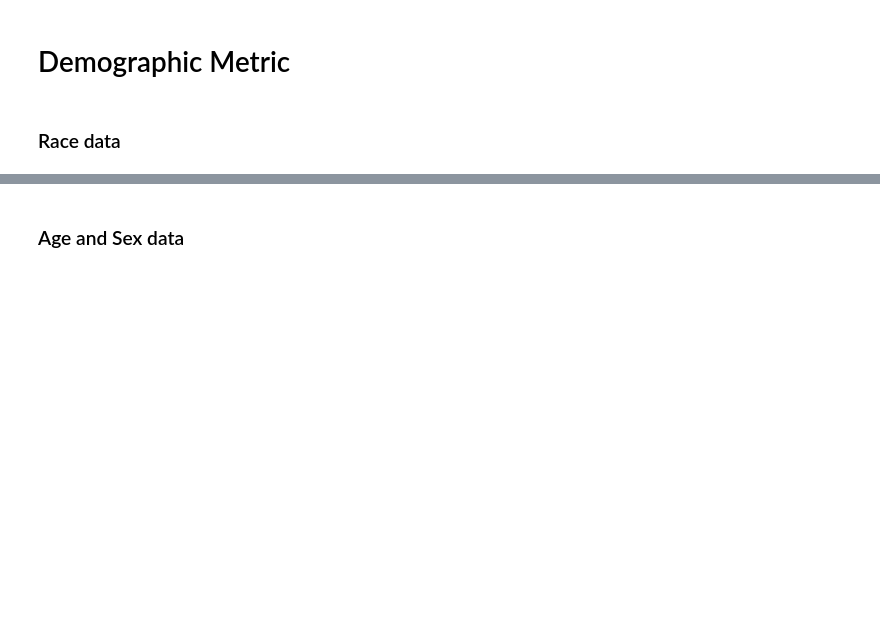
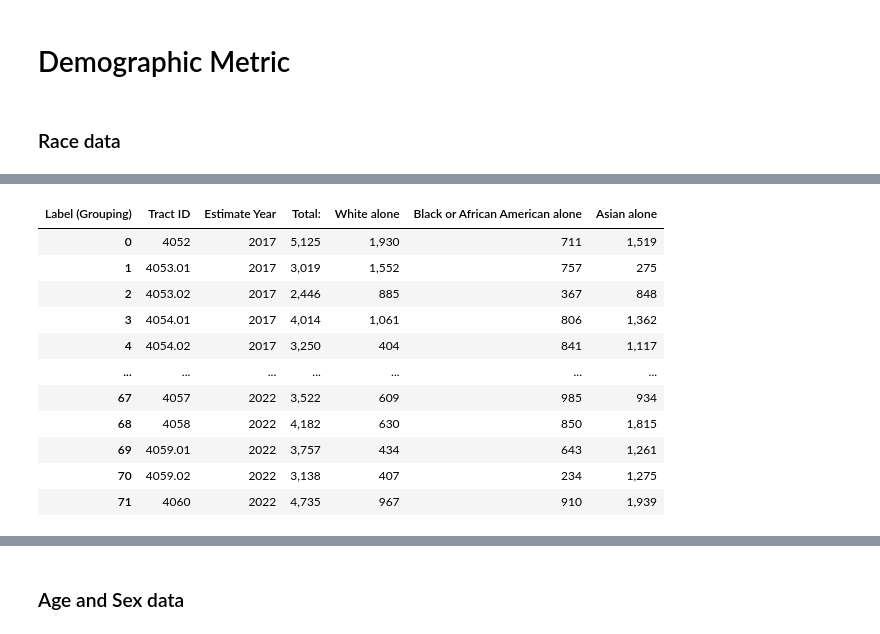
Before and after one commit to kareem-weaver/AUC_Mastercard_Challenge_Quant, a Jupyter notebook: src/Model.ipynb, the cells around one changed output, grey strips where cells are left out. Cells and saved outputs as stored; diff of their text form; code cells hidden in the pictures; blank space fills up the shorter version.

```diff
--- a/src/Model.ipynb
+++ b/src/Model.ipynb
@@ -104,0 +13,88 @@ merged_race_df.head(10)
+# %%
+directory_path = r"C:\Users\jabba\Desktop\Code\machine_learning\AUC_mastercard_challenge\src\demographic"
+
+# Specify the file pattern
+file_pattern = os.path.join(directory_path, 'acs_race_*.csv')
+
+# Use glob to find all files matching the pattern
+file_list = glob.glob(file_pattern)
+
+# Initialize an empty list to hold the DataFrames
+dataframes = []
+
+# Loop through each file, read it into a DataFrame, and append it to the list
+for file in file_list:
+
+    # Read the CSV file
+    df = pd.read_csv(file)
+
+    # Set Label Grouping as index
+    df.set_index('Label (Grouping)', drop=True, inplace=True)
+
+    # Delete Percent columns
+    df = df.loc[:, ~df.columns.str.contains('Percent', case=False)]
+
+    # Transpose
+    df = df.T
+
+    # Add a year column based on the file name
+    year = os.path.basename(file).split('_')[-1].split('.')[0]
+    df['Estimate Year'] = year
+
+    # Append the modified DataFrame to the list
+    dataframes.append(df)
+
+# Concatenate all DataFrames into a single DataFrame
+merged_race_df = pd.concat(dataframes, ignore_index=False)
+
+# Move 'Estimate Year' to the front
+column_order = ['Estimate Year'] + [col for col in merged_race_df.columns if col != 'Estimate Year']
+merged_race_df = merged_race_df[column_order]
+
+# Strip whitespace from column names
+merged_race_df.columns = merged_race_df.columns.str.strip()
+
+# Specify columns to keep
+columns_to_keep = [
+    'Estimate Year',
+    'Total:',
+    'White alone',
+    'Black or African American alone',
+#     'American Indian and Alaska Native alone',
+    'Asian alone',
+#     'Native Hawaiian and Other Pacific Islander alone'
+]
+
+# Check which columns to keep exist
+existing_columns_to_keep = [col for col in columns_to_keep if col in merged_race_df.columns]
+
+# Create a filtered DataFrame with only the specified columns
+filtered_race = merged_race_df[existing_columns_to_keep]
+
+# Extract the tract number using regex
+filtered_race.index = filtered_race.index.str.extract(r'(\d+(\.\d+)?)')[0]
+
+# # Rename index to Tract ID
+filtered_race.index.name = 'Tract ID'
+
+# # Optionally save the filtered DataFrame to a new CSV file
+filtered_race.to_csv('filtered_race.csv', index=False)
+
+# Reset index to turn the index into a column
+filtered_race.reset_index(drop=False, inplace=True)
+
+# Display the filtered DataFrame
+filtered_race
+# %% [output]
+| Label (Grouping) | Tract ID | Estimate Year | Total: | White alone | Black or African American alone | Asian alone |
+| 0 | 4052 | 2017 | 5,125 | 1,930 | 711 | 1,519 |
+| 1 | 4053.01 | 2017 | 3,019 | 1,552 | 757 | 275 |
+| 2 | 4053.02 | 2017 | 2,446 | 885 | 367 | 848 |
+| 3 | 4054.01 | 2017 | 4,014 | 1,061 | 806 | 1,362 |
+| 4 | 4054.02 | 2017 | 3,250 | 404 | 841 | 1,117 |
+| ... | ... | ... | ... | ... | ... | ... |
+| 67 | 4057 | 2022 | 3,522 | 609 | 985 | 934 |
+| 68 | 4058 | 2022 | 4,182 | 630 | 850 | 1,815 |
+| 69 | 4059.01 | 2022 | 3,757 | 434 | 643 | 1,261 |
+| 70 | 4059.02 | 2022 | 3,138 | 407 | 234 | 1,275 |
+| 71 | 4060 | 2022 | 4,735 | 967 | 910 | 1,939 |
```
Also changed, not shown: parts of 21 cells of this notebook, 21 other files.
